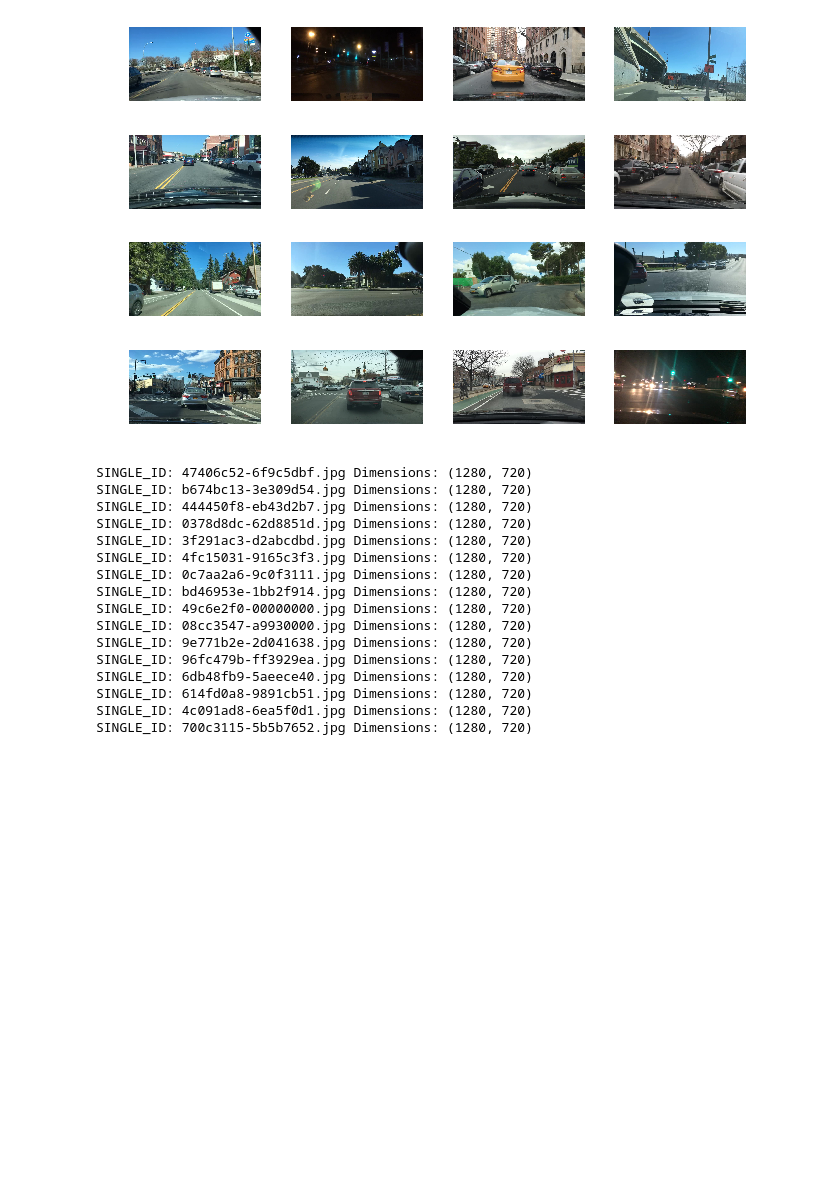
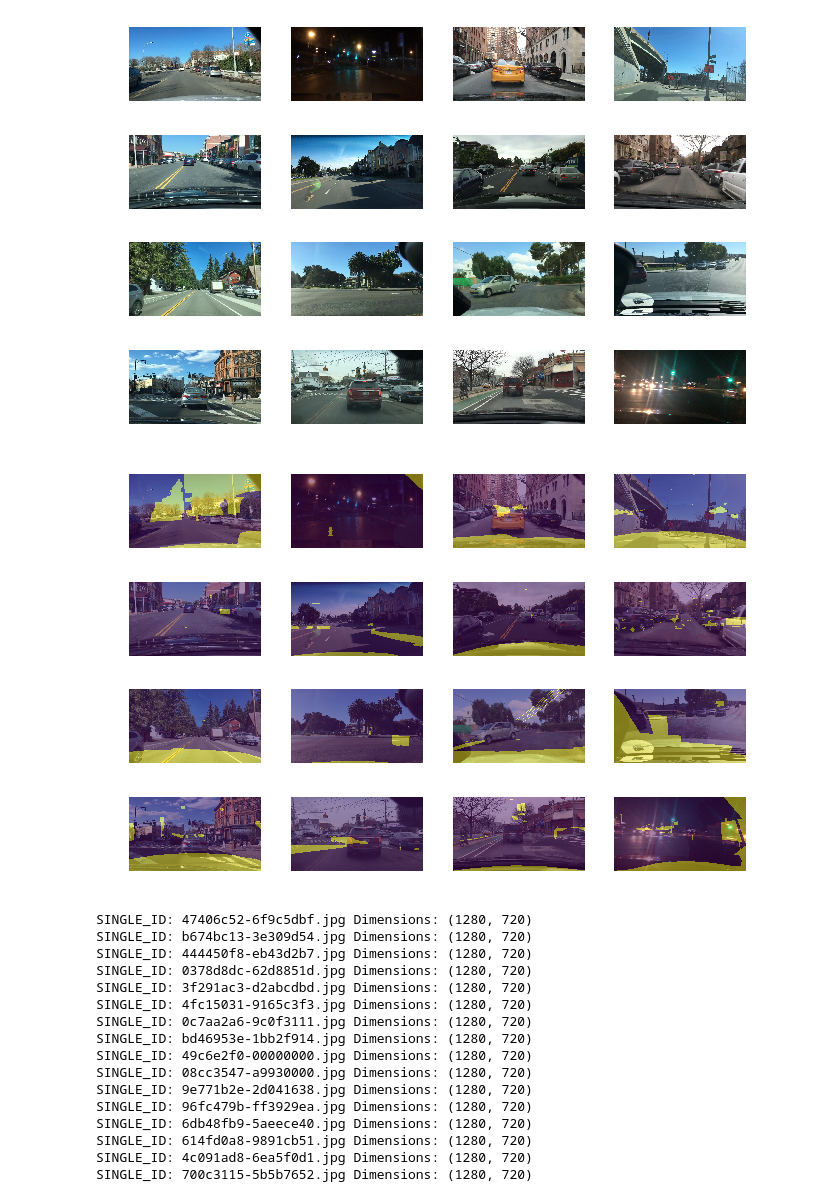
Before and after one commit to RaymondDashWu/Berkeley-DeepDrive, a Jupyter notebook: Berkeley DeepDrive.ipynb, the cells around one changed output. Drawn from its saved outputs; the diff is of its cells as text; code cells hidden in the pictures; blank space fills up the shorter version.

Commit message:
[TOFIX] Masks not aligned with training images

```diff
--- a/Berkeley Deep Drive.ipynb
+++ b/Berkeley DeepDrive.ipynb
@@ -56,6 +58,7 @@ Image.open(PATH/TRAIN/f'{TEST_SINGLE_ID}.jpg')
 [figure]
 # %%
 TRAIN_IDS = [str(TRAIN).split('/')[-1] for TRAIN in list((PATH/TRAIN).iterdir())]
+TRAIN_MASK_IDS = [str(TRAIN_MASKS).split('/')[-1] for TRAIN_MASKS in list((PATH/TRAIN_MASKS).iterdir())]
 # %%
 def show_img(im, figsize=None, ax=None, alpha=None):
     if not ax: fig,ax = plt.subplots(figsize=figsize)
@@ -64,6 +67,7 @@ def show_img(im, figsize=None, ax=None, alpha=None):
     return ax
 # %%
 ims = [open_image(PATH/TRAIN/f'{SINGLE_ID}') for SINGLE_ID in TRAIN_IDS[:16]]
+im_masks = [open_image(PATH/TRAIN_MASKS/f'{SINGLE_ID}') for SINGLE_ID in TRAIN_MASK_IDS[:16]]
 # %%
 fig, axes = plt.subplots(4, 4, figsize=(9, 6))
 for i,ax in enumerate(axes.flat): show_img(ims[i], ax=ax)
@@ -75,5 +81,13 @@ plt.tight_layout(pad=0.1)
 # %% [output]
 [figure]
+# %%
+fig, axes = plt.subplots(4, 4, figsize=(9, 6))
+for i,ax in enumerate(axes.flat):
+    ax = show_img(ims[i], ax=ax)
+    show_img(im_masks[i][...,0], ax=ax, alpha=0.5)
+plt.tight_layout(pad=0.1)
+# %% [output]
+[figure, added]
 # %%
 from PIL import Image
 import os.path
```
Also changed, not shown: parts of 5 cells of this notebook, 1 other file.
